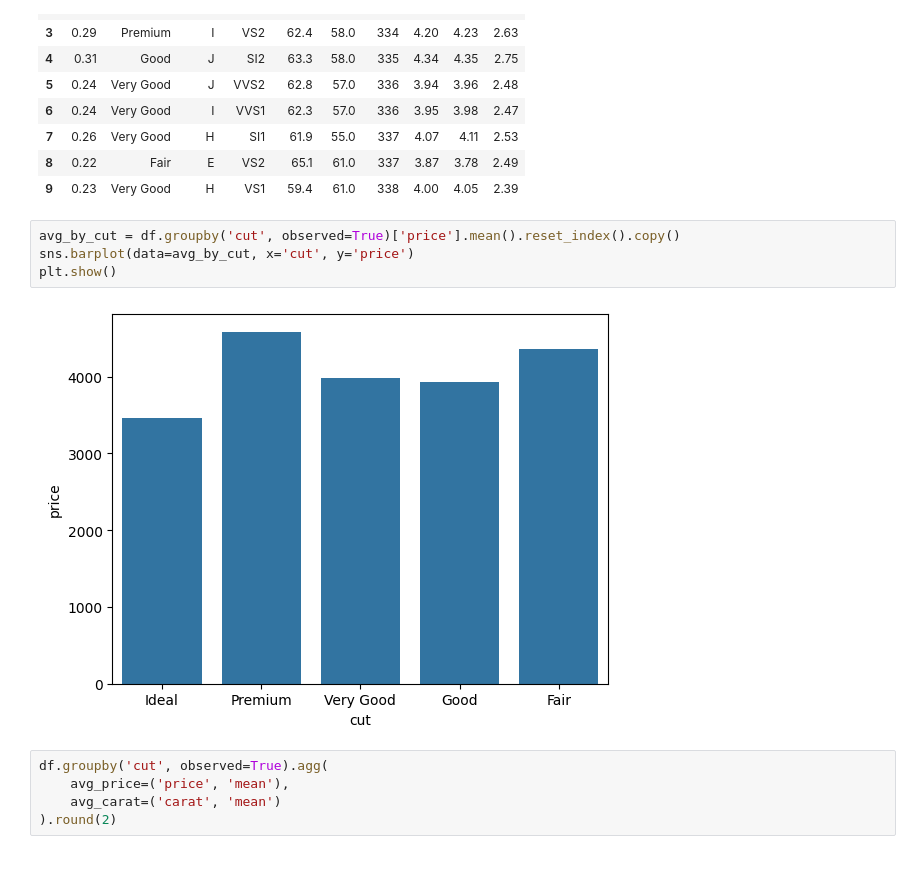
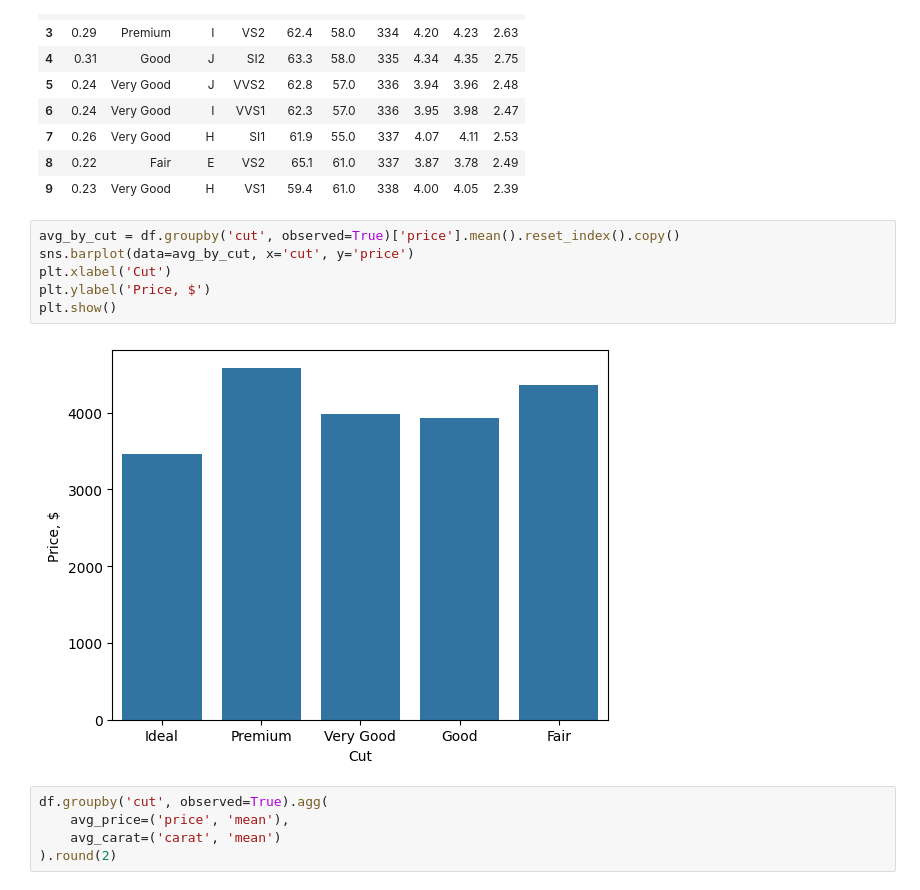
Before and after one commit to ixrlts/data-analytics-case-studies, a Jupyter notebook: projects/diamonds/02_price_by_cut.ipynb, the cells around one changed output. Saved outputs shown, nothing was run; the diff lists cells and outputs as text.

```diff
--- a/projects/diamonds/02_price_by_cut.ipynb
+++ b/projects/diamonds/02_price_by_cut.ipynb
@@ -22,9 +22,11 @@ df.head(10)
 # %%
 avg_by_cut = df.groupby('cut', observed=True)['price'].mean().reset_index().copy()
 sns.barplot(data=avg_by_cut, x='cut', y='price')
+plt.xlabel('Cut')
+plt.ylabel('Price, $')
 plt.show()
 # %% [output]
-[figure, old version]
+[figure, new version]
 # %%
 df.groupby('cut', observed=True).agg(
     avg_price=('price', 'mean'),
```
Also changed, not shown: parts of 2 cells of this notebook.
